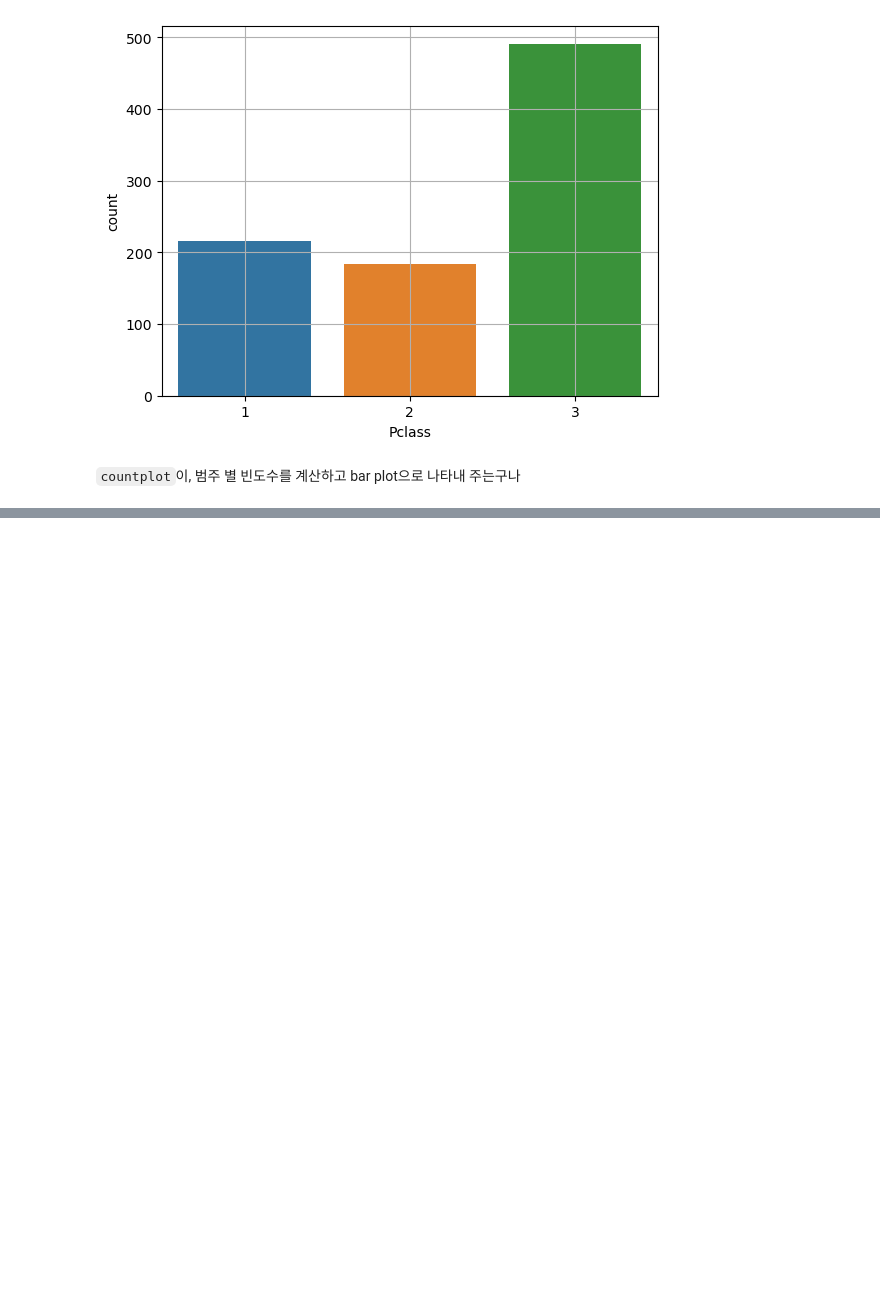
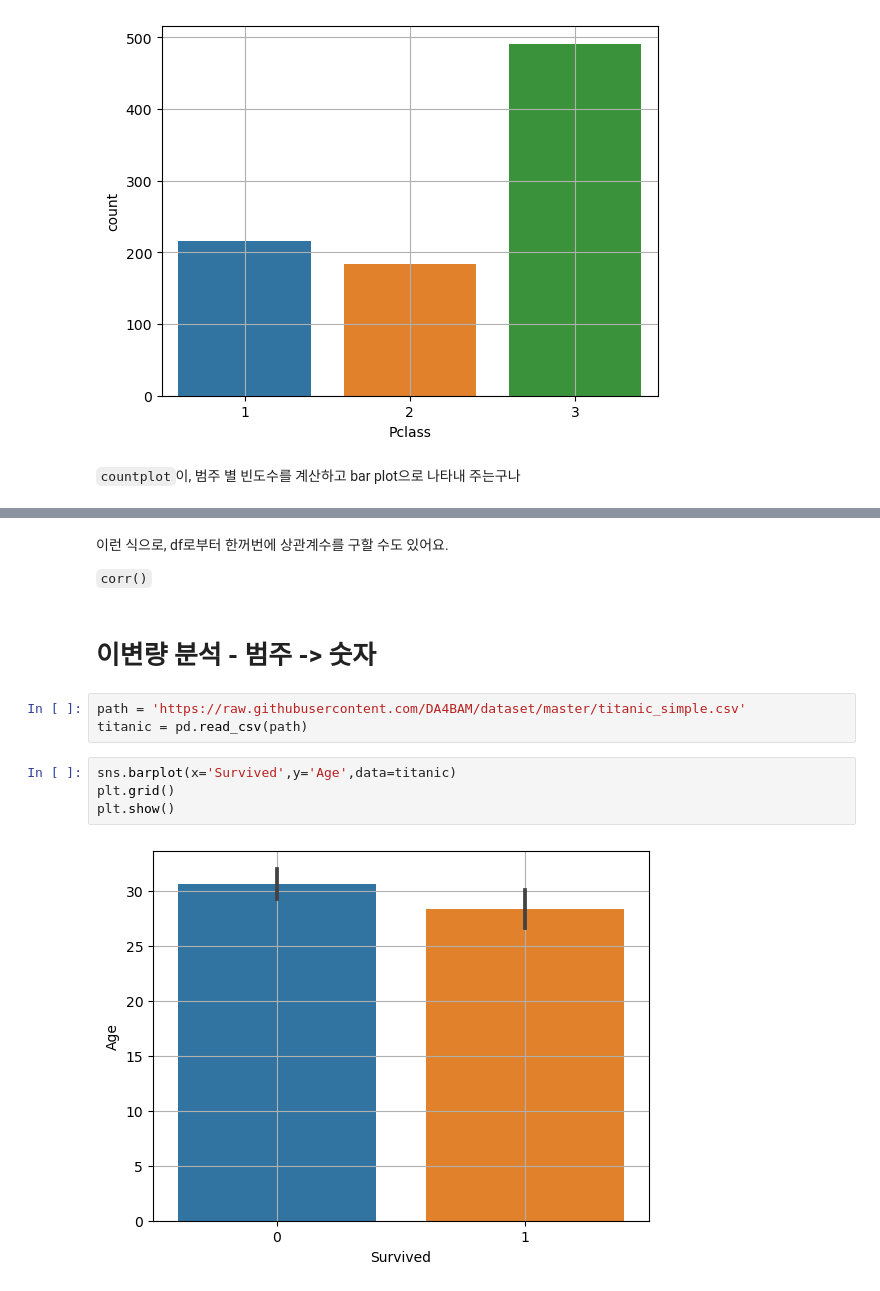
Before and after one commit to yewon-saurus/TIL, a Jupyter notebook: Python/01.numpy_and_pandas.ipynb, the cells around one changed output, grey strips where cells are left out. Drawn from its saved outputs; the diff is of its cells as text; blank space fills up the shorter version.

```diff
--- a/Python/01.numpy_and_pandas.ipynb
+++ b/Python/01.numpy_and_pandas.ipynb
@@ -720,0 +794,15 @@ plt.show()
+# %% [markdown]
+이런 식으로, df로부터 한꺼번에 상관계수를 구할 수도 있어요.
+
+`corr()`
+# %% [markdown]
+# 이변량 분석 - 범주 -> 숫자
+# %%
+path = 'https://raw.githubusercontent.com/DA4BAM/dataset/master/titanic_simple.csv'
+titanic = pd.read_csv(path)
+# %%
+sns.barplot(x='Survived',y='Age',data=titanic)
+plt.grid()
+plt.show()
+# %% [output]
+[figure, added]
```
Also changed, not shown: parts of 32 cells of this notebook.
